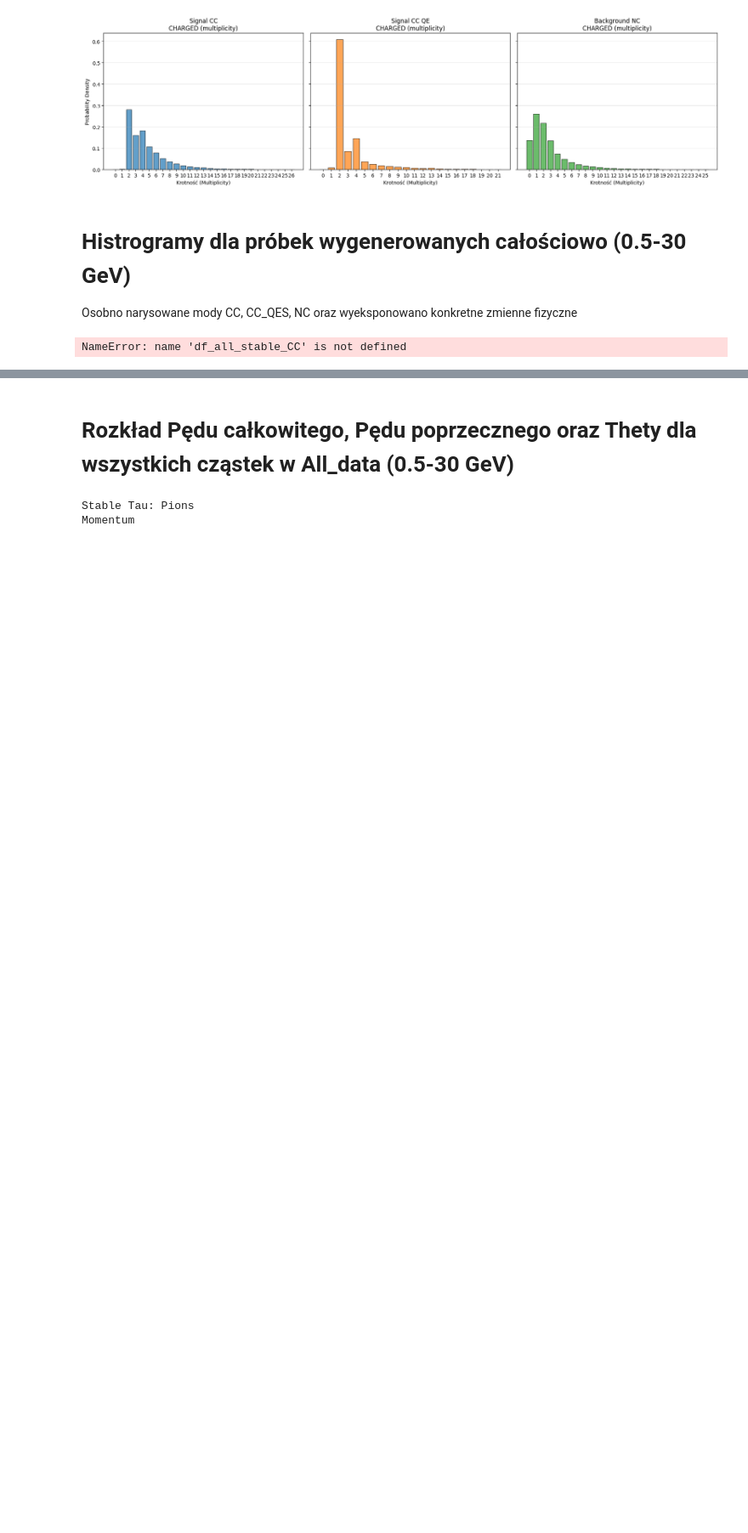
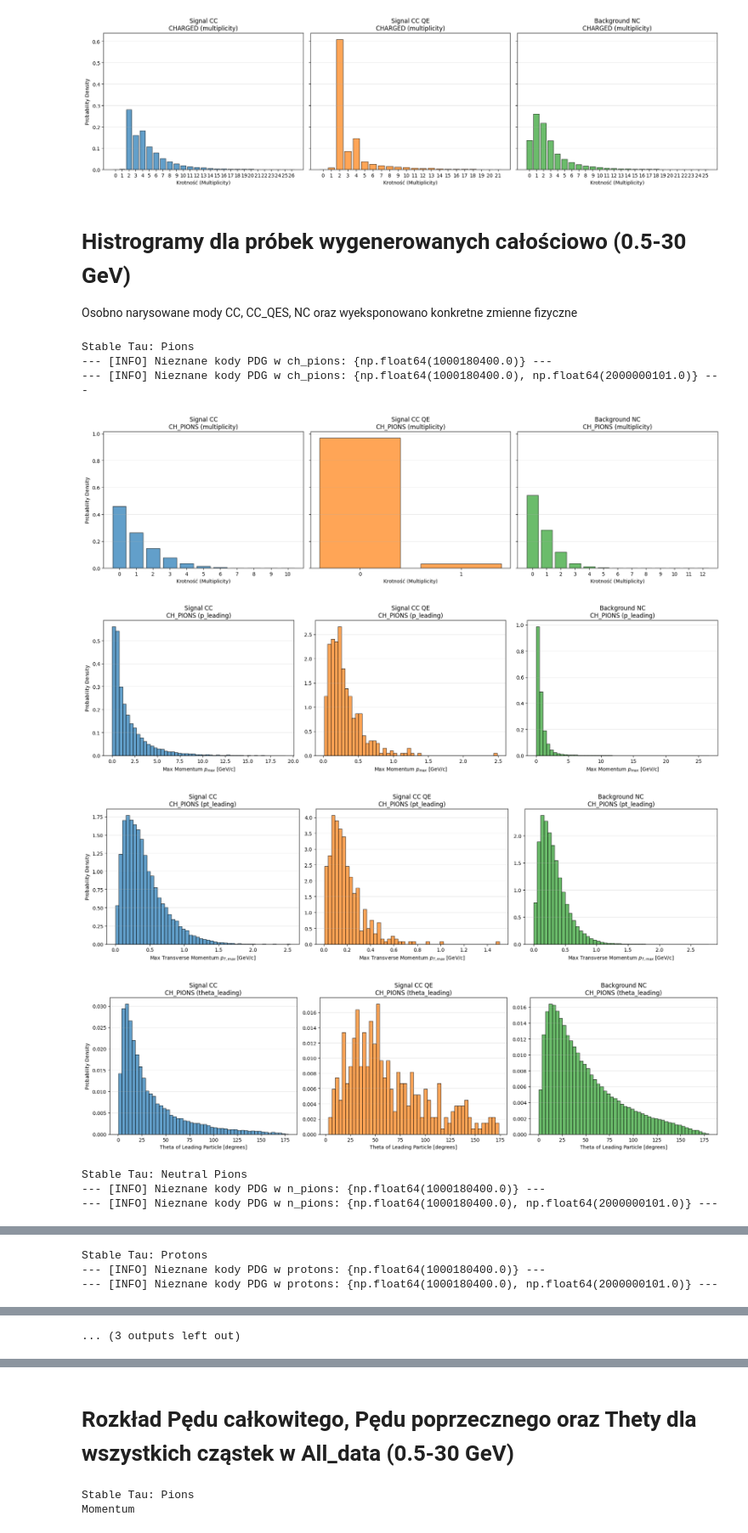
Before and after one commit to PasiekaFUW/Masters_Thesis, a Jupyter notebook: Lab/analysis/GJNuTau.ipynb, the cells around one changed output, grey strips where cells are left out. Shown at 85% size. Cells and saved outputs as stored; diff of their text form; code cells hidden in the pictures; blank space fills up the shorter version.

```diff
--- a/Lab/analysis/GJNuTau.ipynb
+++ b/Lab/analysis/GJNuTau.ipynb
@@ -123,32 +133,35 @@ Osobno narysowane mody CC, CC_QES, NC oraz wyeksponowano konkretne zmienne fizyc
 # %%
 import analysis.scripts.plotting_functions as pf
 importlib.reload(pf)
 
 DFs_stable = [df_all_stable_CC, df_all_stable_CC_QES, df_all_stable_NC]
 
 print("Stable Tau: Pions")
 
 pf.plot_physics_analysis(DFs_stable, 'ch_pions', feature='multiplicity')
 pf.plot_physics_analysis(DFs_stable, 'ch_pions', feature='p_leading')
 pf.plot_physics_analysis(DFs_stable, 'ch_pions', feature='pt_leading')
 pf.plot_physics_analysis(DFs_stable, 'ch_pions', feature='theta_leading')
 
 print("Stable Tau: Neutral Pions")
 pf.plot_physics_analysis(DFs_stable, 'n_pions', feature='multiplicity')
 pf.plot_physics_analysis(DFs_stable, 'n_pions', feature='p_leading')
 pf.plot_physics_analysis(DFs_stable, 'n_pions', feature='pt_leading')
 pf.plot_physics_analysis(DFs_stable, 'n_pions', feature='theta_leading')
 
 print("Stable Tau: Protons")
 pf.plot_physics_analysis(DFs_stable, 'protons', feature='multiplicity')
 pf.plot_physics_analysis(DFs_stable, 'protons', feature='p_leading')
 pf.plot_physics_analysis(DFs_stable, 'protons', feature='pt_leading')
 pf.plot_physics_analysis(DFs_stable, 'protons', feature='theta_leading')
-
-print("Stable Tau: Neutrons")
-pf.plot_physics_analysis(DFs_stable, 'Neutrons', feature='multiplicity')
-pf.plot_physics_analysis(DFs_stable, 'Neutrons', feature='p_leading')
-pf.plot_physics_analysis(DFs_stable, 'Neutrons', feature='pt_leading')
-pf.plot_physics_analysis(DFs_stable, 'Neutrons', feature='theta_leading')
 # %% [output]
-NameError: name 'df_all_stable_CC' is not defined
+Stable Tau: Pions
+--- [INFO] Nieznane kody PDG w ch_pions: {np.float64(1000180400.0)} ---
+--- [INFO] Nieznane kody PDG w ch_pions: {np.float64(1000180400.0), np.float64(2000000101.0)} ---
+[figure, added]
+[figure, added]
+[figure, added]
+[figure, added]
+Stable Tau: Neutral Pions
+--- [INFO] Nieznane kody PDG w n_pions: {np.float64(1000180400.0)} ---
+--- [INFO] Nieznane kody PDG w n_pions: {np.float64(1000180400.0), np.float64(2000000101.0)} ---
@@ -154,0 +172,3 @@ NameError: name 'df_all_stable_CC' is not defined
+Stable Tau: Protons
+--- [INFO] Nieznane kody PDG w protons: {np.float64(1000180400.0)} ---
+--- [INFO] Nieznane kody PDG w protons: {np.float64(1000180400.0), np.float64(2000000101.0)} ---
@@ -155,3 +176,4 @@ NameError: name 'df_all_stable_CC' is not defined
+... (3 outputs left out)
 # %%
 import analysis.scripts.plotting_functions as pf
 importlib.reload(pf)
```
Also changed, not shown: parts of 3 cells of this notebook, 1 other file.
